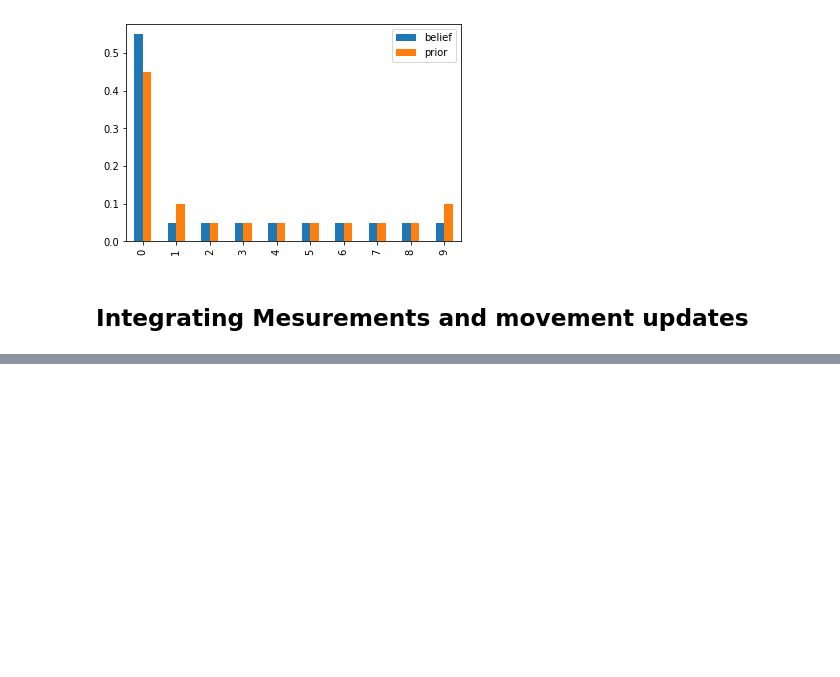
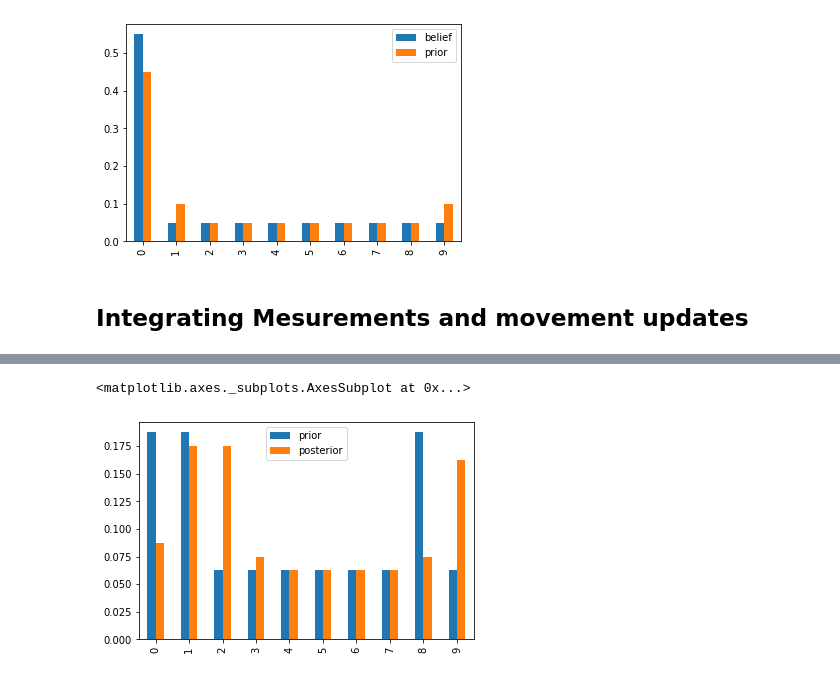
Before and after one commit to danhojin/ml-notes, a Jupyter notebook: hellos/filterpy1.ipynb, the cells around one changed output, grey strips where cells are left out. Saved outputs shown, nothing was run; the diff lists cells and outputs as text; code cells hidden in the pictures; blank space fills up the shorter version.

```diff
--- a/hellos/filterpy1.ipynb
+++ b/hellos/filterpy1.ipynb
@@ -289,0 +317,8 @@ pd.DataFrame({'belief': belief, 'prior': prior}).plot(kind='bar')
+# %%
+kernel = (0.1, 0.8, 0.1)
+prior = posterior.copy()
+posterior = predict(posterior, 1, kernel)
+pd.DataFrame({'prior': prior, 'posterior': posterior}).plot(kind='bar')
+# %% [output]
+<matplotlib.axes._subplots.AxesSubplot at 0x...>
+[figure, added]
```
Also changed, not shown: parts of 4 cells of this notebook, 1 other file.
